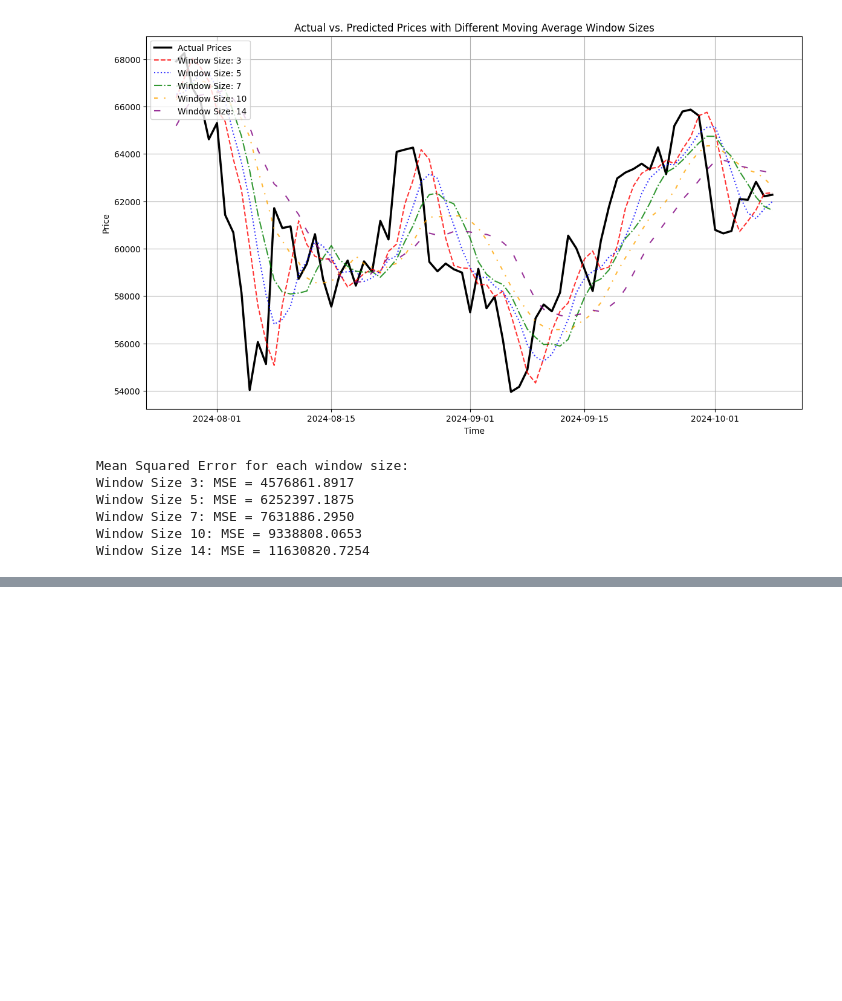
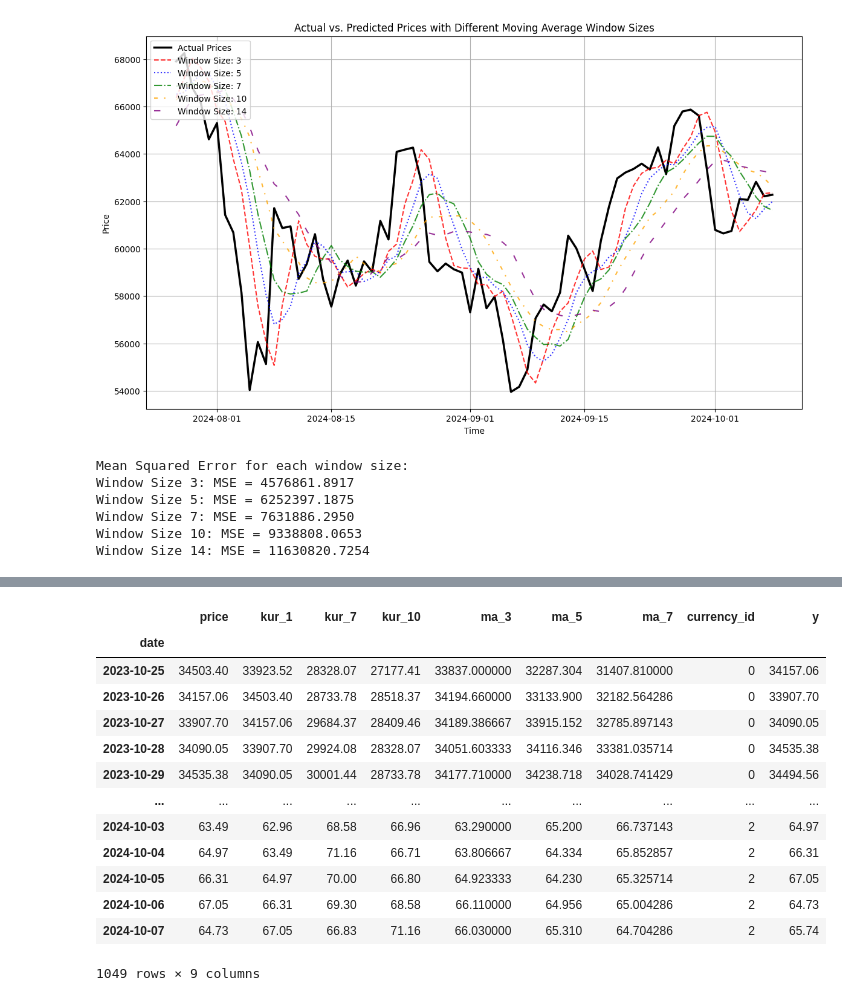
Before and after one commit to nakovnikolas/crypto-prediction-app, a Jupyter notebook: notebooks/training_experiments.ipynb, the cells around one changed output, grey strips where cells are left out. Drawn from its saved outputs; the diff is of its cells as text; code cells hidden in the pictures; blank space fills up the shorter version.

Commit message:
Compared the three models in the notebook

```diff
--- a/notebooks/training_experiments.ipynb
+++ b/notebooks/training_experiments.ipynb
@@ -83,0 +118,16 @@ Window Size 14: MSE = 11630820.7254
+# %%
+# transform all three series into DataFrames
+btc = pd.DataFrame(btc)
+eth = pd.DataFrame(eth)
+ltc = pd.DataFrame(ltc)
+# %%
+chosen_lags = [1, 7, 10]
+chosen_windows = [3, 5, 7]
+
+btc = extract_lags(btc, chosen_lags)
+eth = extract_lags(eth, chosen_lags)
+ltc = extract_lags(ltc, chosen_lags)
+
+btc = extract_ma(btc, chosen_windows)
+eth = extract_ma(eth, chosen_windows)
+ltc = extract_ma(ltc, chosen_windows)
@@ -83,0 +136,9 @@ Window Size 14: MSE = 11630820.7254
+# %%
+btc['currency_id'] = 0
+eth['currency_id'] = 1
+ltc['currency_id'] = 2
+
+combined_data = pd.concat([btc, eth, ltc])
+# %%
+combined_data["y"] = combined_data["price"].shift(-1)
+combined_data = combined_data.dropna()
@@ -83,0 +231,17 @@ Window Size 14: MSE = 11630820.7254
+# %%
+combined_data
+# %% [output]
+|  | price | kur_1 | kur_7 | kur_10 | ma_3 | ma_5 | ma_7 | currency_id | y |
+| date |  |  |  |  |  |  |  |  |  |
+| 2023-10-25 | 34503.40 | 33923.52 | 28328.07 | 27177.41 | 33837.000000 | 32287.304 | 31407.810000 | 0 | 34157.06 |
+| 2023-10-26 | 34157.06 | 34503.40 | 28733.78 | 28518.37 | 34194.660000 | 33133.900 | 32182.564286 | 0 | 33907.70 |
+| 2023-10-27 | 33907.70 | 34157.06 | 29684.37 | 28409.46 | 34189.386667 | 33915.152 | 32785.897143 | 0 | 34090.05 |
+| 2023-10-28 | 34090.05 | 33907.70 | 29924.08 | 28328.07 | 34051.603333 | 34116.346 | 33381.035714 | 0 | 34535.38 |
+| 2023-10-29 | 34535.38 | 34090.05 | 30001.44 | 28733.78 | 34177.710000 | 34238.718 | 34028.741429 | 0 | 34494.56 |
+| ... | ... | ... | ... | ... | ... | ... | ... | ... | ... |
+| 2024-10-03 | 63.49 | 62.96 | 68.58 | 66.96 | 63.290000 | 65.200 | 66.737143 | 2 | 64.97 |
+| 2024-10-04 | 64.97 | 63.49 | 71.16 | 66.71 | 63.806667 | 64.334 | 65.852857 | 2 | 66.31 |
+| 2024-10-05 | 66.31 | 64.97 | 70.00 | 66.80 | 64.923333 | 64.230 | 65.325714 | 2 | 67.05 |
+| 2024-10-06 | 67.05 | 66.31 | 69.30 | 68.58 | 66.110000 | 64.956 | 65.004286 | 2 | 64.73 |
+| 2024-10-07 | 64.73 | 67.05 | 66.83 | 71.16 | 66.030000 | 65.310 | 64.704286 | 2 | 65.74 |
+1049 rows × 9 columns
```
Also changed, not shown: parts of 24 cells of this notebook, 4 other files.
